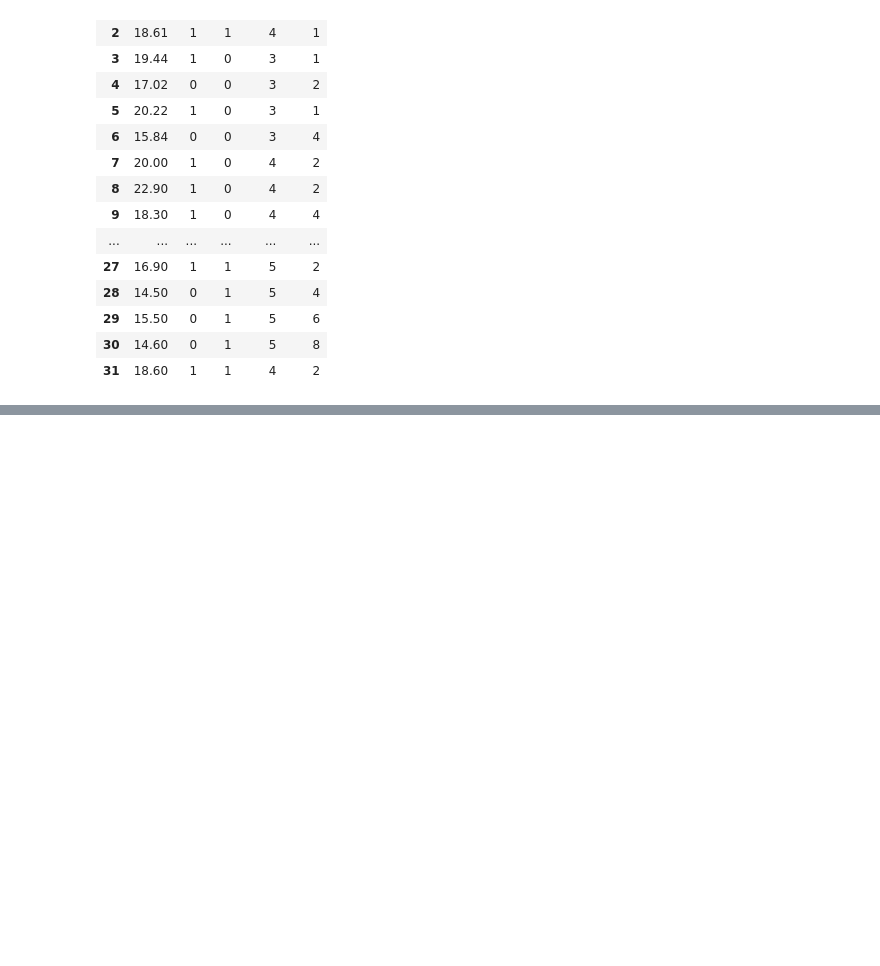
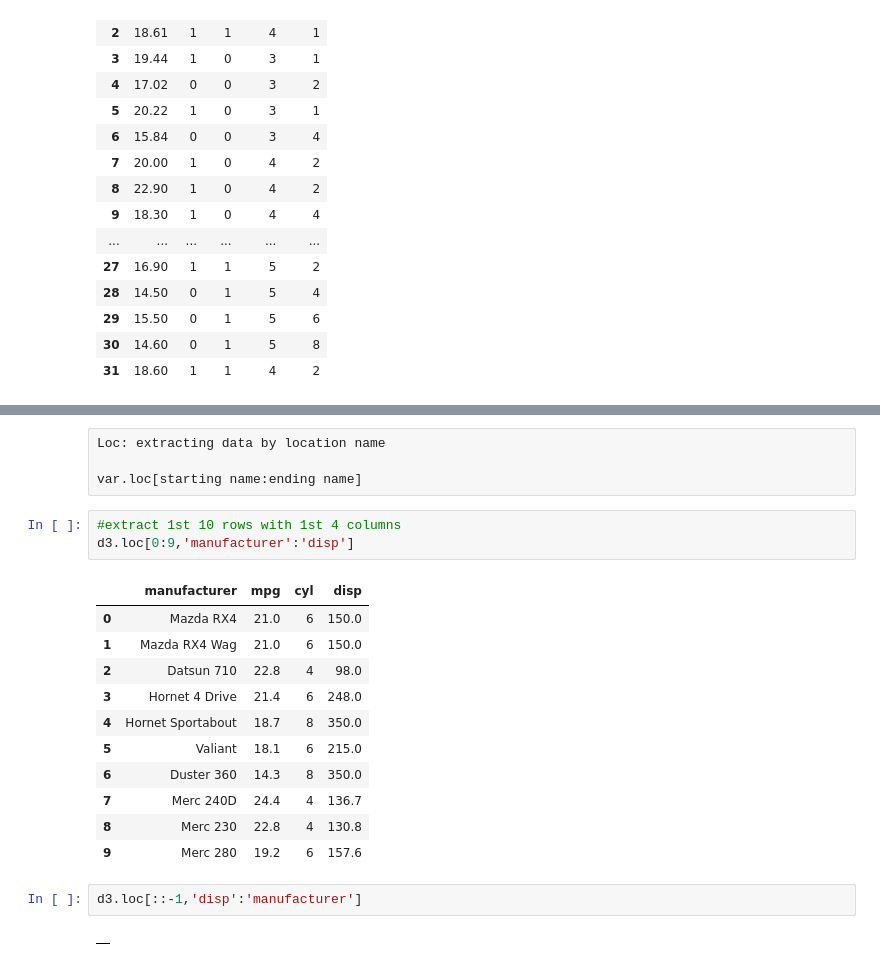
Before and after one commit to CodeWithAkash/python-class-notes, a Jupyter notebook: LIBRARIES.ipynb, the cells around one changed output, grey strips where cells are left out. Saved outputs shown, nothing was run; the diff lists cells and outputs as text; blank space fills up the shorter version.

```diff
--- a/LIBRARIES.ipynb
+++ b/LIBRARIES.ipynb
@@ -623,0 +707,23 @@ d3.iloc[:,-5:]
+# %% [raw]
+Loc: extracting data by location name
+
+var.loc[starting name:ending name]
+# %%
+#extract 1st 10 rows with 1st 4 columns
+d3.loc[0:9,'manufacturer':'disp']
+# %% [output]
+|  | manufacturer | mpg | cyl | disp |
+| 0 | Mazda RX4 | 21.0 | 6 | 150.0 |
+| 1 | Mazda RX4 Wag | 21.0 | 6 | 150.0 |
+| 2 | Datsun 710 | 22.8 | 4 | 98.0 |
+| 3 | Hornet 4 Drive | 21.4 | 6 | 248.0 |
+| 4 | Hornet Sportabout | 18.7 | 8 | 350.0 |
+| 5 | Valiant | 18.1 | 6 | 215.0 |
+| 6 | Duster 360 | 14.3 | 8 | 350.0 |
+| 7 | Merc 240D | 24.4 | 4 | 136.7 |
+| 8 | Merc 230 | 22.8 | 4 | 130.8 |
+| 9 | Merc 280 | 19.2 | 6 | 157.6 |
+# %%
+d3.loc[::-1,'disp':'manufacturer']
+# %% [output]
+|  |
```
Also changed, not shown: parts of 7 cells of this notebook.
